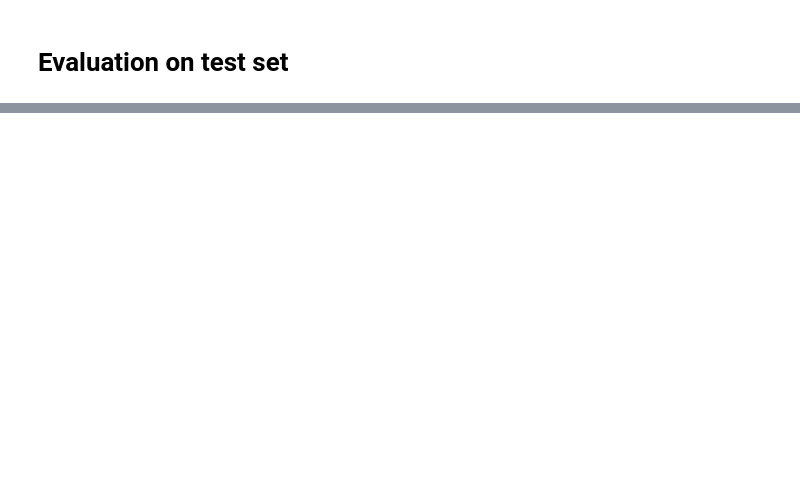
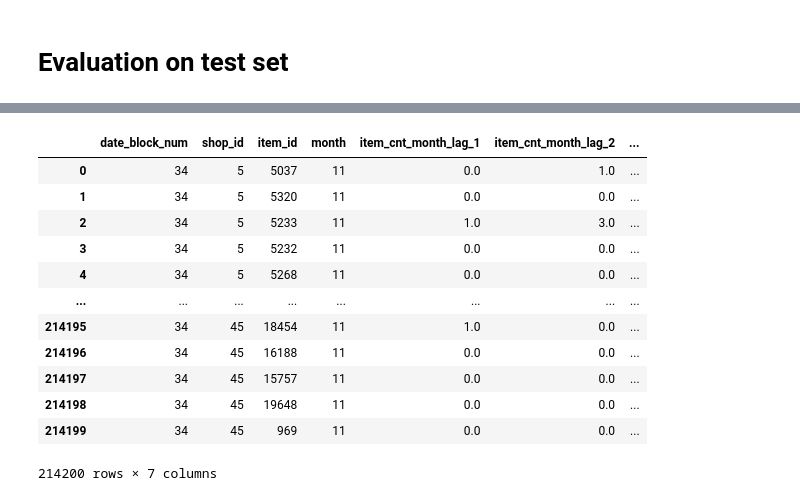
Before and after one commit to nguyen6uyen/Nguyen_Datanest_DS_MLE_takehome_test, a Jupyter notebook: work.ipynb, the cells around one changed output, grey strips where cells are left out. Drawn from its saved outputs; the diff is of its cells as text; code cells hidden in the pictures; blank space fills up the shorter version.

```diff
--- a/work.ipynb
+++ b/work.ipynb
@@ -203,3 +391,5 @@ monthly_train
+# %%
+monthly_train_full['item_cnt_month'] = monthly_train_full['item_cnt_month'].clip(0, 21)
 # %%
 # Training set: Months 0 to 32 (Jan 2013 - Sept 2015)
 
@@ -237,0 +428,7 @@ X_train
+# %%
+models = {
+    "1. Baseline (Dummy)": DummyRegressor(strategy="mean"),
+    "2. Random Forest": RandomForestRegressor(n_estimators=50, max_depth=5, random_state=42, n_jobs=-1),
+    "3. XGBoost": XGBRegressor(n_estimators=100, max_depth=5, learning_rate=0.1, random_state=42, n_jobs=-1),
+    "4. LightGBM": LGBMRegressor(n_estimators=100, max_depth=5, learning_rate=0.1, random_state=42, n_jobs=-1)
+}
@@ -239,0 +632,46 @@ X_train
+# %%
+# 1. Format the Test Set (Add time features)
+test['date_block_num'] = 34
+test['month'] = 11
+
+# Pull the Lag Features directly from the historical data (train data)
+
+lag_1 = monthly_train[monthly_train['date_block_num'] == 33][['shop_id', 'item_id', 'item_cnt_month']]
+lag_1.rename(columns={'item_cnt_month': 'item_cnt_month_lag_1'}, inplace=True)
+
+lag_2 = monthly_train[monthly_train['date_block_num'] == 32][['shop_id', 'item_id', 'item_cnt_month']]
+lag_2.rename(columns={'item_cnt_month': 'item_cnt_month_lag_2'}, inplace=True)
+
+lag_12 = monthly_train[monthly_train['date_block_num'] == 22][['shop_id', 'item_id', 'item_cnt_month']]
+lag_12.rename(columns={'item_cnt_month': 'item_cnt_month_lag_12'}, inplace=True)
+
+# Merge the lags into the test set
+
+X_test = pd.merge(test, lag_1, on=['shop_id', 'item_id'], how='left')
+X_test = pd.merge(X_test, lag_2, on=['shop_id', 'item_id'], how='left')
+X_test = pd.merge(X_test, lag_12, on=['shop_id', 'item_id'], how='left')
+
+# Fill missing values with 0
+
+X_test.fillna(0, inplace=True)
+
+# Drop ID column and ensure column order matches X_train EXACTLY
+
+X_test = X_test.drop(['ID'], axis=1)
+X_test = X_test[X_train.columns]
+# %%
+X_test
+# %% [output]
+|  | date_block_num | shop_id | item_id | month | item_cnt_month_lag_1 | item_cnt_month_lag_2 | ... |
+| 0 | 34 | 5 | 5037 | 11 | 0.0 | 1.0 | ... |
+| 1 | 34 | 5 | 5320 | 11 | 0.0 | 0.0 | ... |
+| 2 | 34 | 5 | 5233 | 11 | 1.0 | 3.0 | ... |
+| 3 | 34 | 5 | 5232 | 11 | 0.0 | 0.0 | ... |
+| 4 | 34 | 5 | 5268 | 11 | 0.0 | 0.0 | ... |
+| ... | ... | ... | ... | ... | ... | ... | ... |
+| 214195 | 34 | 45 | 18454 | 11 | 1.0 | 0.0 | ... |
+| 214196 | 34 | 45 | 16188 | 11 | 0.0 | 0.0 | ... |
+| 214197 | 34 | 45 | 15757 | 11 | 0.0 | 0.0 | ... |
+| 214198 | 34 | 45 | 19648 | 11 | 0.0 | 0.0 | ... |
+| 214199 | 34 | 45 | 969 | 11 | 0.0 | 0.0 | ... |
+214200 rows × 7 columns
```
Also changed, not shown: parts of 32 cells of this notebook, 1 other file.
